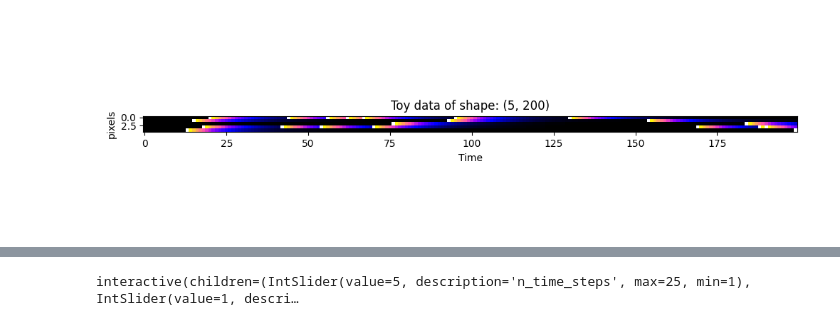
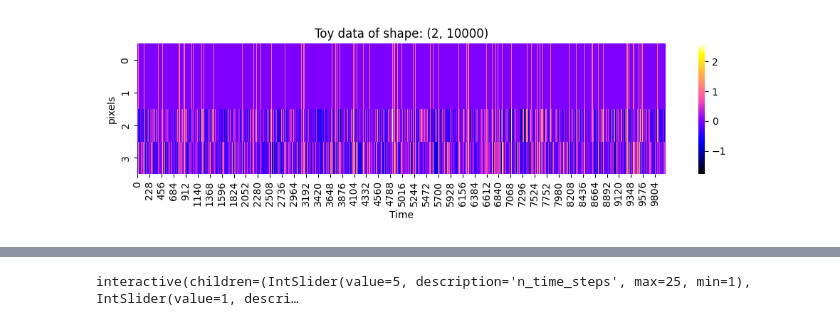
Before and after one commit to kushalkolar/td-svd-sandbox, a Jupyter notebook: toy_data.ipynb, the cells around one changed output, grey strips where cells are left out. Cells and saved outputs as stored; diff of their text form; code cells hidden in the pictures.

```diff
--- a/toy_data.ipynb
+++ b/toy_data.ipynb
@@ -6,36 +7,34 @@ import fastplotlib as fpl
 from tqdm import tqdm
 from ipywidgets import interact
 # %%
-toy_shape = (5, 200)
+toy_shape = (2, 10_000)
 # %%
-p1 = 0.2
+p1 = 0.01
 pixels = np.random.choice(a=[0, 1], size=toy_shape, p=[1-p1, p1])
+pixels[1:] = pixels[0]
+
+# pixels[1] += np.random.choice(a=[0, 1], size=(toy_shape[1]), p=[1-p_noise, p_noise])
+pixels[pixels == 2] = 1
+
+for i in range(pixels.shape[0]):
+    for j in range(10):
+        pixels[i] += np.roll(pixels[i], shift=1)
+
+pixels[pixels > 1] = 1
+pixels = pixels.astype(float)
+# pixels *= 2
+
+pixels_clean = pixels.copy()
+
+for i in range(pixels.shape[0]):
+    pixels[i] += (np.random.normal(0, 1, size=toy_shape[1]) / 2)
-# %%
-tau = 10 # 4
-max_amp = 255  # just to make saving as uint8 in opencv simple
-amps_all = []
-num_components = 5
-num_frames = 200
-
-for component_num in np.arange(num_components):
-    amps = []
-    amp = 0
-    for time_step in np.arange(num_frames):
-        if np.random.uniform(0,1) > 0.98:  #0.98
-            amp = max_amp
-        else:
-            amp = np.max(np.array([amp - amp/tau, 0]));
-        amps.append(amp)
-    amps = np.array(amps)
-    amps_all.append(amps)
-pixels = np.array(amps_all)
 # %%
 fig = plt.figure(figsize=(10, 3))
-plt.imshow(pixels, cmap="gnuplot2")
+sns.heatmap(np.vstack([pixels_clean, pixels]), cmap="gnuplot2")
 plt.title(f"Toy data of shape: {toy_shape}")
 plt.xlabel("Time")
-plt.ylabel("pixels")
+plt.ylabel("pixels"), pixels
 plt.tight_layout()
 plt.show()
 # %% [output]
-[figure, old version]
+[figure, new version]
```
Also changed, not shown: parts of 11 cells of this notebook, 1 other file.
